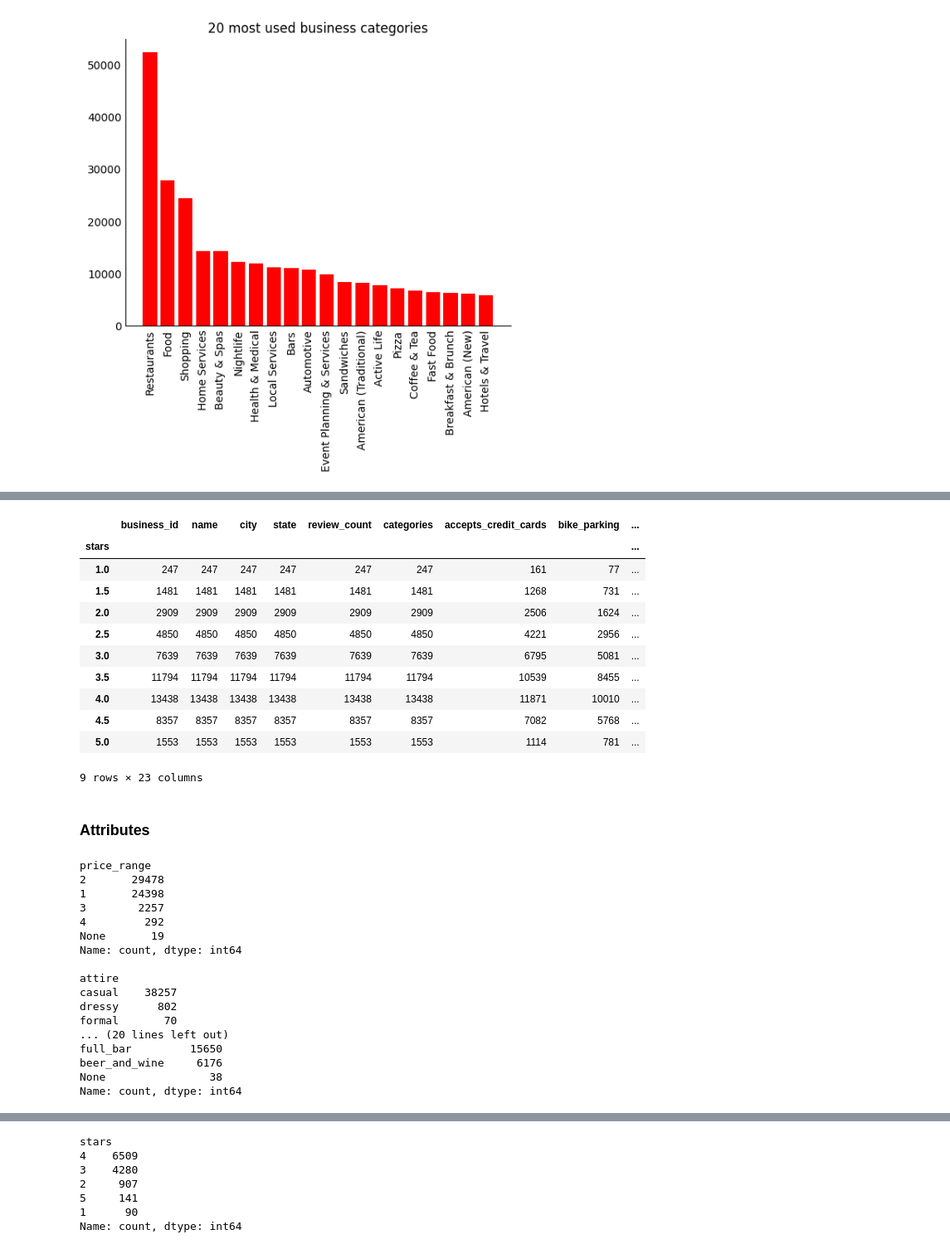
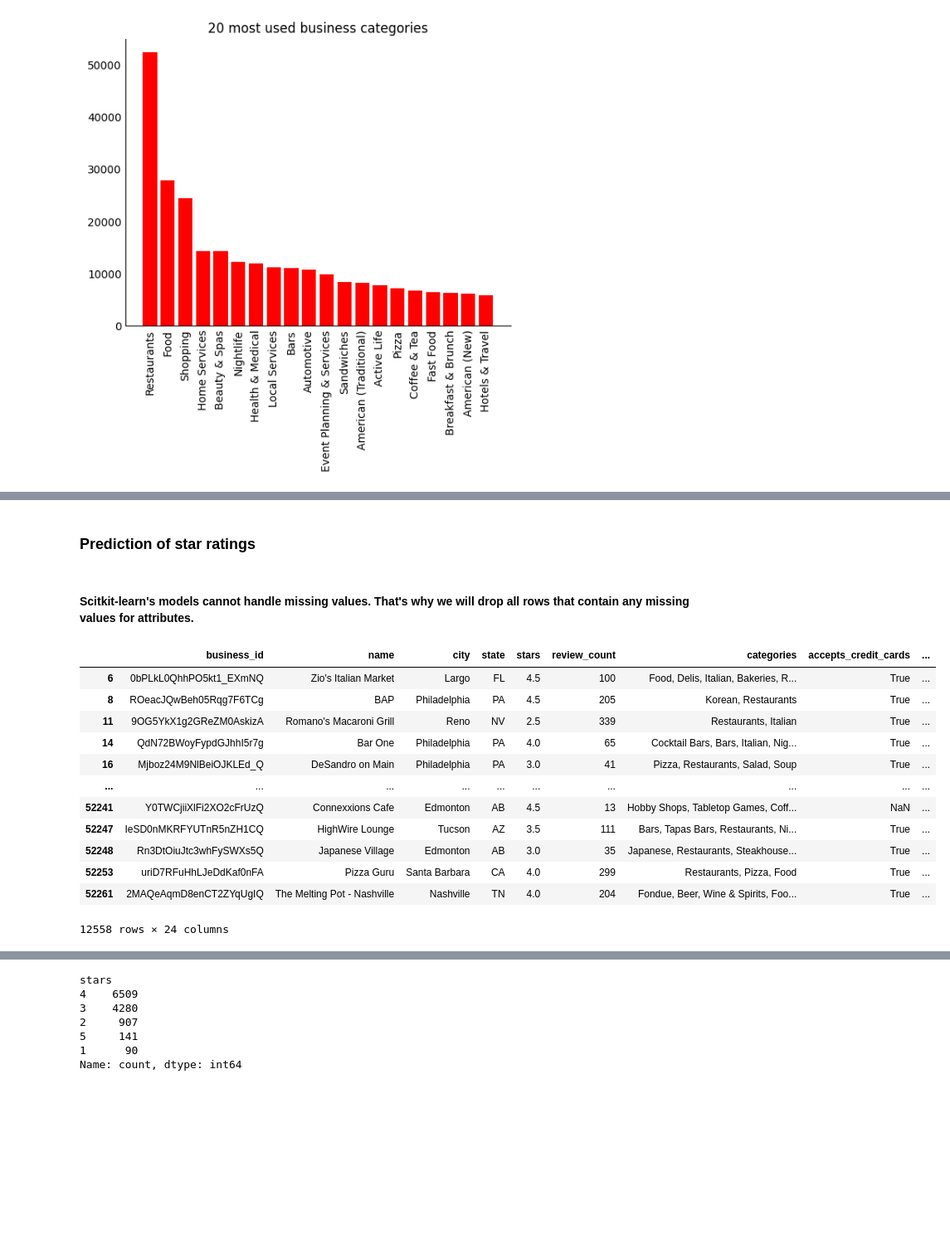
Before and after one commit to raska0010/yelp-customer-reviews, a Jupyter notebook: data_cleaning.ipynb, the cells around one changed output, grey strips where cells are left out. Shown at 83% size. Cells and saved outputs as stored; diff of their text form; code cells hidden in the pictures; blank space fills up the shorter version.

```diff
--- a/data_cleaning.ipynb
+++ b/data_cleaning.ipynb
@@ -189,40 +195,0 @@ KeyboardInterrupt:
-# %%
-restaurants['stars']
-# %% [output]
-|  | business_id | name | city | state | review_count | categories | accepts_credit_cards | bike_parking | ... |
-| stars |  |  |  |  |  |  |  |  | ... |
-| 1.0 | 247 | 247 | 247 | 247 | 247 | 247 | 161 | 77 | ... |
-| 1.5 | 1481 | 1481 | 1481 | 1481 | 1481 | 1481 | 1268 | 731 | ... |
-| 2.0 | 2909 | 2909 | 2909 | 2909 | 2909 | 2909 | 2506 | 1624 | ... |
-| 2.5 | 4850 | 4850 | 4850 | 4850 | 4850 | 4850 | 4221 | 2956 | ... |
-| 3.0 | 7639 | 7639 | 7639 | 7639 | 7639 | 7639 | 6795 | 5081 | ... |
-| 3.5 | 11794 | 11794 | 11794 | 11794 | 11794 | 11794 | 10539 | 8455 | ... |
-| 4.0 | 13438 | 13438 | 13438 | 13438 | 13438 | 13438 | 11871 | 10010 | ... |
-| 4.5 | 8357 | 8357 | 8357 | 8357 | 8357 | 8357 | 7082 | 5768 | ... |
-| 5.0 | 1553 | 1553 | 1553 | 1553 | 1553 | 1553 | 1114 | 781 | ... |
-9 rows × 23 columns
-# %% [markdown]
-### Attributes
-# %%
-cols = ['price_range', 'attire', 'wi_fi', 'noise_level', 'alcohol']
-
-for label in cols:
-    print (restaurants[label].value_counts(), '\n')
-# %% [output]
-price_range
-2       29478
-1       24398
-3        2257
-4         292
-None       19
-Name: count, dtype: int64
-
-attire
-casual    38257
-dressy      802
-formal       70
-... (20 lines left out)
-full_bar         15650
-beer_and_wine     6176
-None                38
-Name: count, dtype: int64
@@ -234,5 +196,37 @@ for label in cols:
-# %%
-restaurants = restaurants[restaurants[restaurants.columns[9:]].isna().any(axis=1) == False].replace(['none', 'None'], ['False', 'False'])
+# %% [markdown]
+### Prediction of star ratings
+# %% [markdown]
+#### Scitkit-learn's models cannot handle missing values. That's why we will drop all rows that contain any missing values for attributes.
+# %%
+# In addition, columns with multiple features like 'price_range' contain 'None' values that can't be interpreted in a senseful way.
+# We replace the 'None' with NaN values and drop those rows together with the other rows that we cannot use.
+
+cols = ['price_range', 'attire', 'wi_fi', 'noise_level', 'alcohol']  # Columns with multiple features
+
+for label in cols:
+    restaurants.loc[restaurants[label] == 'None', label] = np.nan
+
+restaurants = restaurants[restaurants[restaurants.columns[9:]].isna().any(axis=1) == False]
+# %%
+restaurants['outdoors']
+
+# Columns with binary features also contain 'None' and 'none' values that can be interpreted as False.
+
+# replace(['none', 'None'], ['False', 'False'])
+# %% [output]
+|  | business_id | name | city | state | stars | review_count | categories | accepts_credit_cards | ... |
+| 6 | 0bPLkL0QhhPO5kt1_EXmNQ | Zio's Italian Market | Largo | FL | 4.5 | 100 | Food, Delis, Italian, Bakeries, R... | True | ... |
+| 8 | ROeacJQwBeh05Rqg7F6TCg | BAP | Philadelphia | PA | 4.5 | 205 | Korean, Restaurants | True | ... |
+| 11 | 9OG5YkX1g2GReZM0AskizA | Romano's Macaroni Grill | Reno | NV | 2.5 | 339 | Restaurants, Italian | True | ... |
+| 14 | QdN72BWoyFypdGJhhI5r7g | Bar One | Philadelphia | PA | 4.0 | 65 | Cocktail Bars, Bars, Italian, Nig... | True | ... |
+| 16 | Mjboz24M9NlBeiOJKLEd_Q | DeSandro on Main | Philadelphia | PA | 3.0 | 41 | Pizza, Restaurants, Salad, Soup | True | ... |
+| ... | ... | ... | ... | ... | ... | ... | ... | ... | ... |
+| 52241 | Y0TWCjiiXlFi2XO2cFrUzQ | Connexxions Cafe | Edmonton | AB | 4.5 | 13 | Hobby Shops, Tabletop Games, Coff... | NaN | ... |
+| 52247 | IeSD0nMKRFYUTnR5nZH1CQ | HighWire Lounge | Tucson | AZ | 3.5 | 111 | Bars, Tapas Bars, Restaurants, Ni... | True | ... |
+| 52248 | Rn3DtOiuJtc3whFySWXs5Q | Japanese Village | Edmonton | AB | 3.0 | 35 | Japanese, Restaurants, Steakhouse... | True | ... |
+| 52253 | uriD7RFuHhLJeDdKaf0nFA | Pizza Guru | Santa Barbara | CA | 4.0 | 299 | Restaurants, Pizza, Food | True | ... |
+| 52261 | 2MAQeAqmD8enCT2ZYqUgIQ | The Melting Pot - Nashville | Nashville | TN | 4.0 | 204 | Fondue, Beer, Wine & Spirits, Foo... | True | ... |
+12558 rows × 24 columns
 # %%
 restaurants['alcohol'].replace(['False', 'beer_and_wine', 'full_bar'], [0, 1, 2], inplace=True)
 restaurants['attire'].replace(['casual', 'dressy', 'formal'], [0, 1, 2], inplace=True)
```
Also changed, not shown: parts of 6 cells of this notebook.
